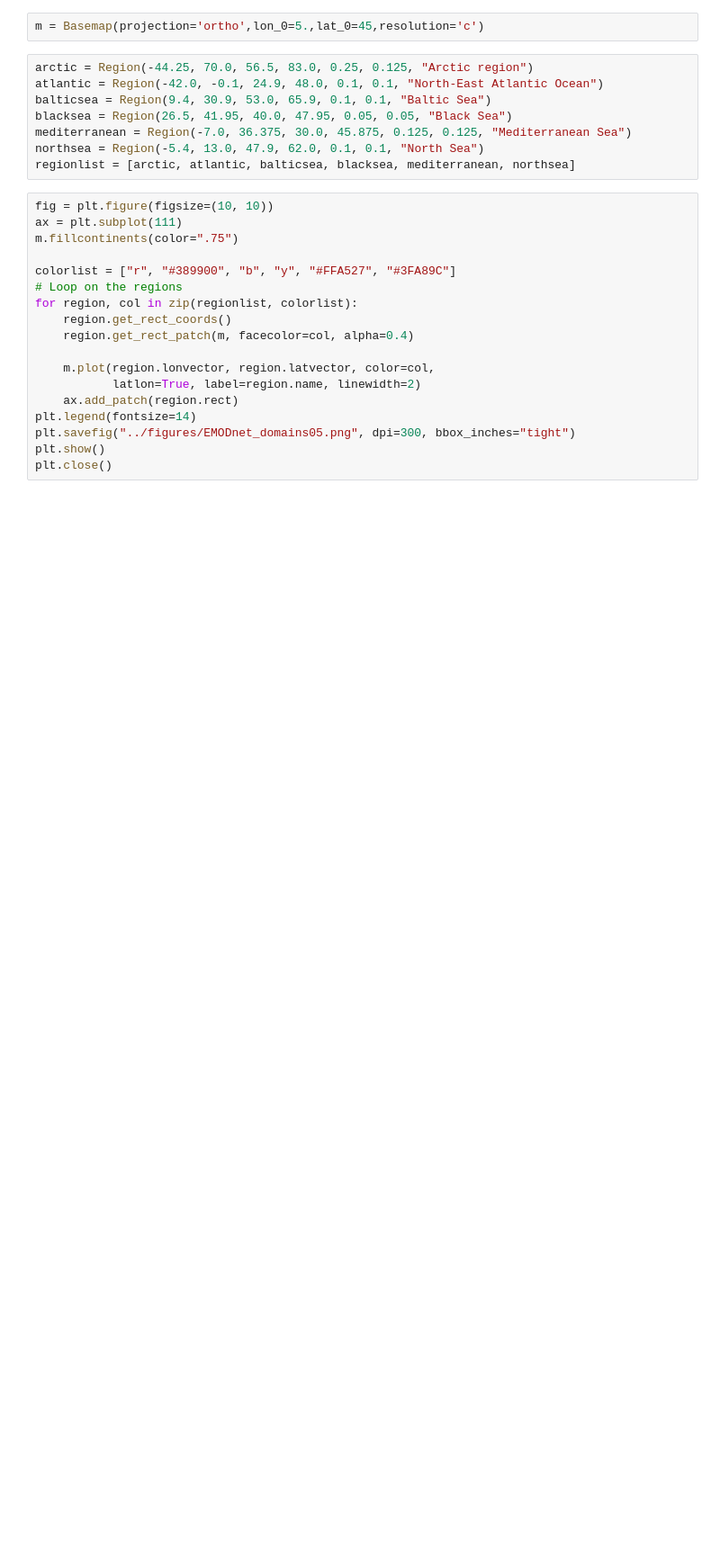
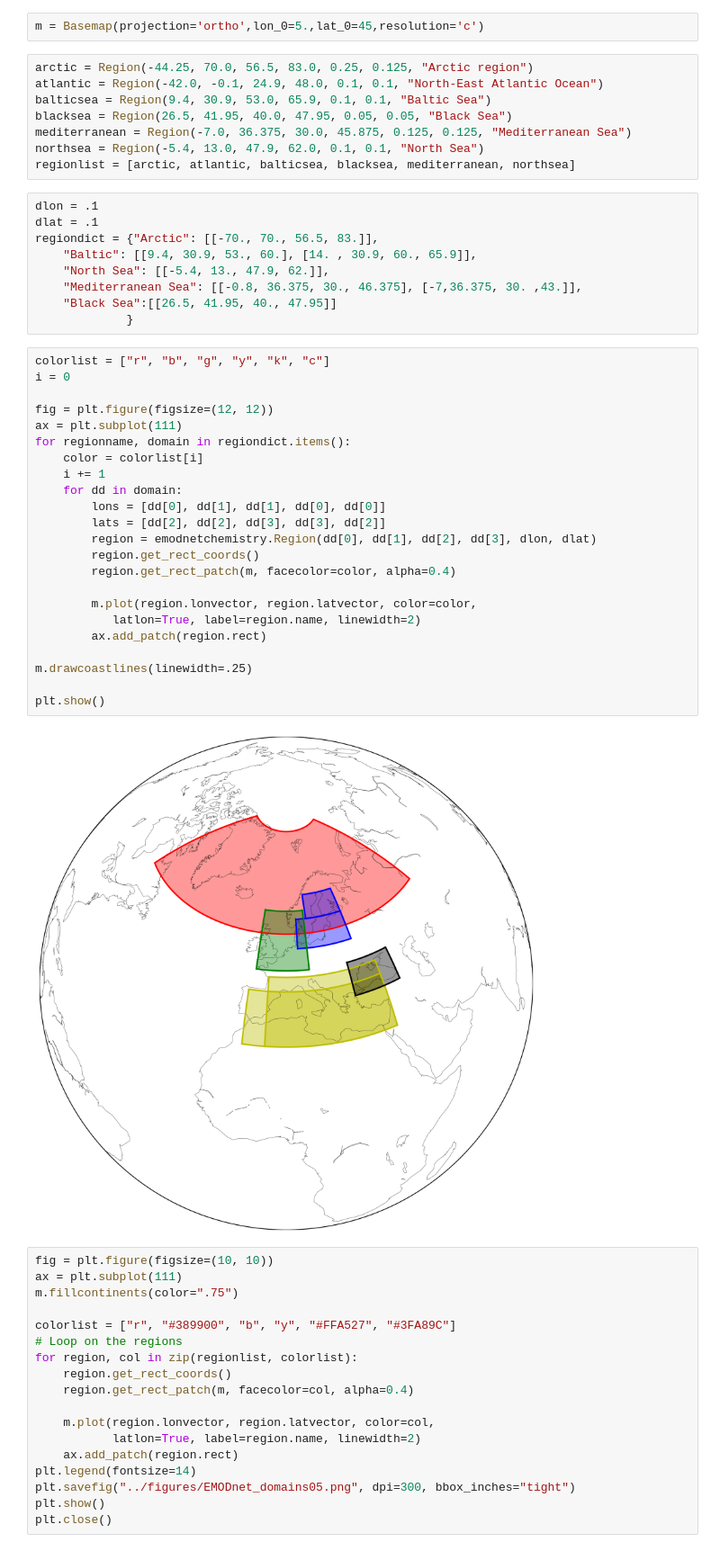
Before and after one commit to gher-uliege/EMODnet-Chemistry, a Jupyter notebook: python/plot_regions_chemistry.ipynb, the cells around one changed output. Shown at 90% size. Drawn from its saved outputs; the diff is of its cells as text; blank space fills up the shorter version.

Commit message:
new plots

```diff
--- a/python/plot_regions_chemistry.ipynb
+++ b/python/plot_regions_chemistry.ipynb
@@ -14,6 +19,40 @@ blacksea = Region(26.5, 41.95, 40.0, 47.95, 0.05, 0.05, "Black Sea")
 mediterranean = Region(-7.0, 36.375, 30.0, 45.875, 0.125, 0.125, "Mediterranean Sea")
 northsea = Region(-5.4, 13.0, 47.9, 62.0, 0.1, 0.1, "North Sea")
 regionlist = [arctic, atlantic, balticsea, blacksea, mediterranean, northsea]
+# %%
+dlon = .1
+dlat = .1
+regiondict = {"Arctic": [[-70., 70., 56.5, 83.]],
+    "Baltic": [[9.4, 30.9, 53., 60.], [14. , 30.9, 60., 65.9]],
+    "North Sea": [[-5.4, 13., 47.9, 62.]],
+    "Mediterranean Sea": [[-0.8, 36.375, 30., 46.375], [-7,36.375, 30. ,43.]],
+    "Black Sea":[[26.5, 41.95, 40., 47.95]]
+             }
+# %%
+colorlist = ["r", "b", "g", "y", "k", "c"]
+i = 0
+
+fig = plt.figure(figsize=(12, 12))
+ax = plt.subplot(111)
+for regionname, domain in regiondict.items():
+    color = colorlist[i]
+    i += 1
+    for dd in domain:
+        lons = [dd[0], dd[1], dd[1], dd[0], dd[0]]
+        lats = [dd[2], dd[2], dd[3], dd[3], dd[2]]
+        region = emodnetchemistry.Region(dd[0], dd[1], dd[2], dd[3], dlon, dlat)
+        region.get_rect_coords()
+        region.get_rect_patch(m, facecolor=color, alpha=0.4)
+
+        m.plot(region.lonvector, region.latvector, color=color,
+           latlon=True, label=region.name, linewidth=2)
+        ax.add_patch(region.rect)
+
+m.drawcoastlines(linewidth=.25)
+
+plt.show()
+# %% [output]
+[figure, added]
 # %%
 fig = plt.figure(figsize=(10, 10))
 ax = plt.subplot(111)
```
Also changed, not shown: parts of 2 cells of this notebook, 3 other files.
